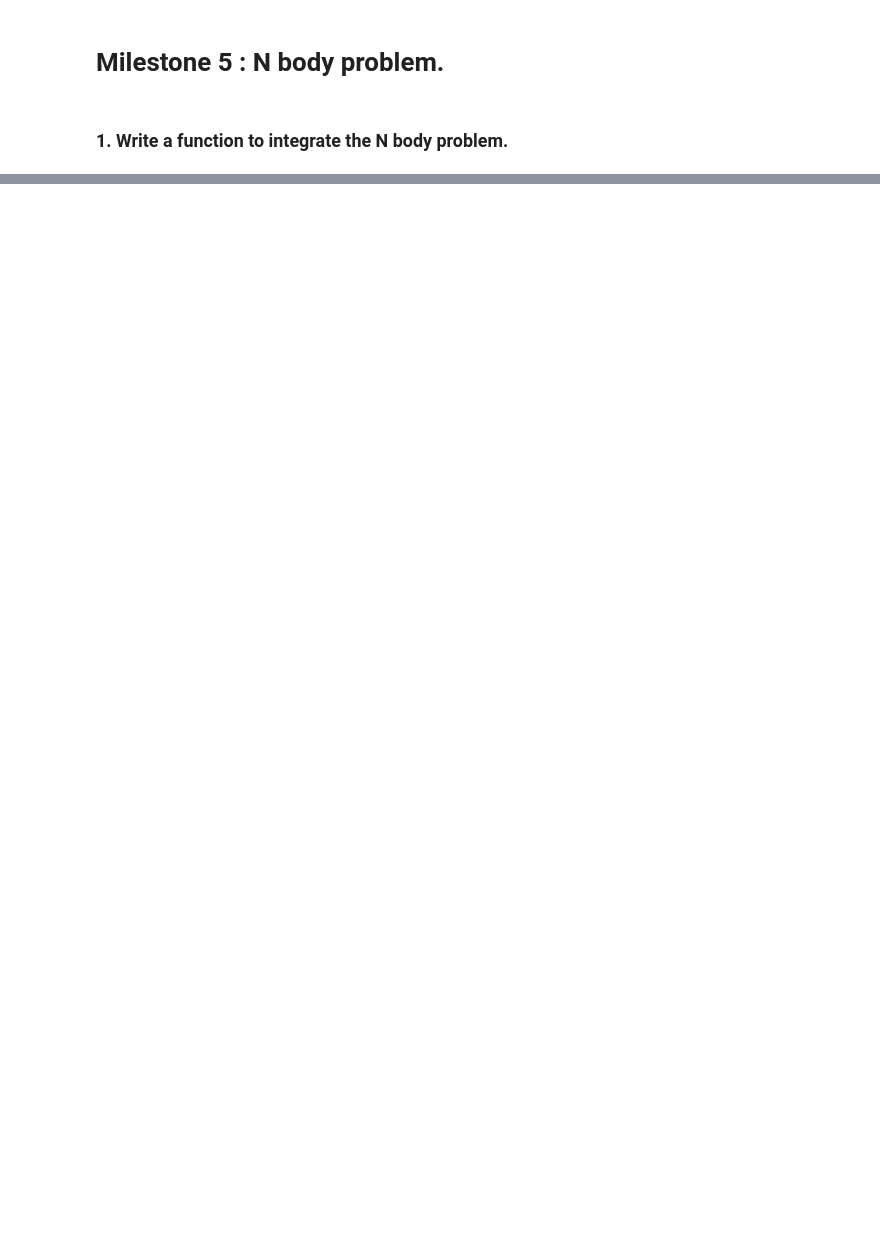
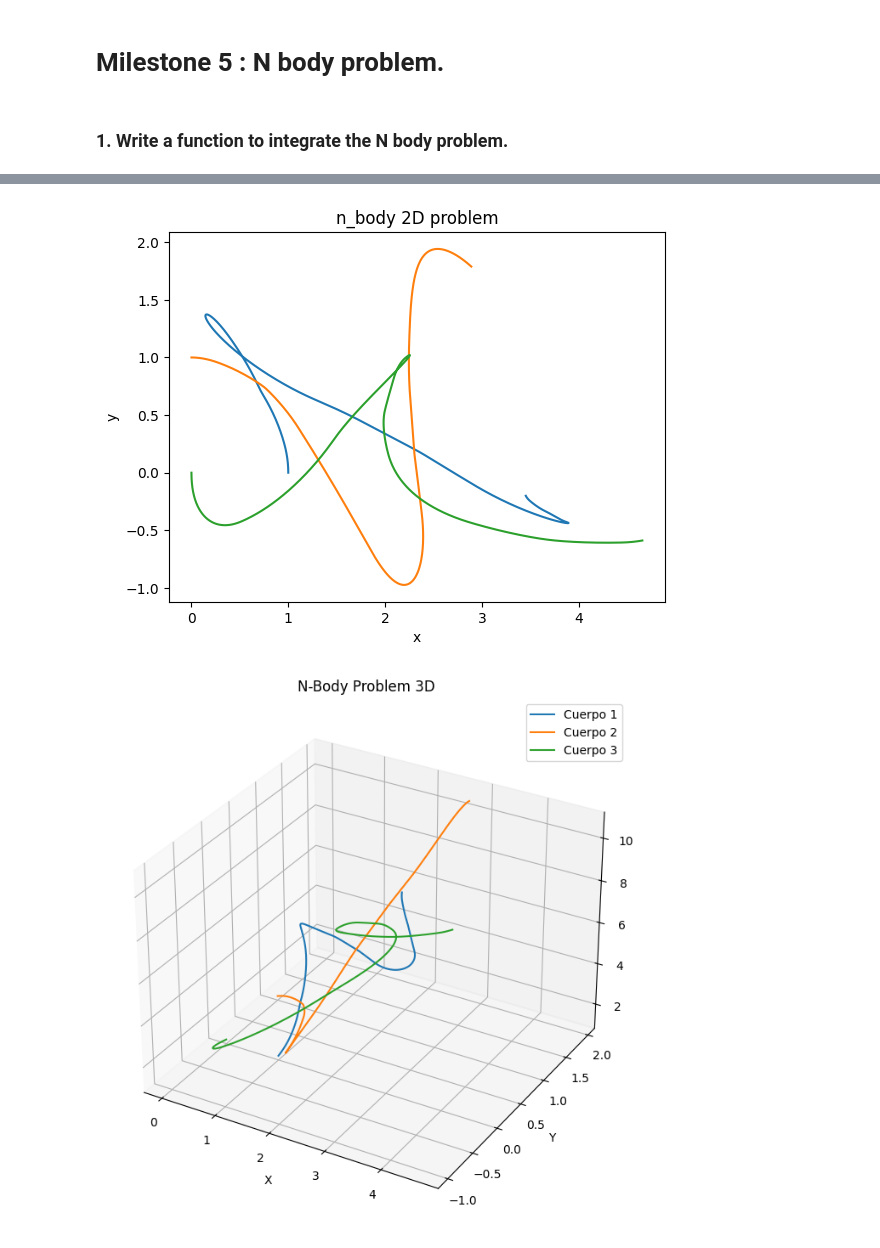
Before and after one commit to mateoopl/MUSE_AM1, a Jupyter notebook: MILESTONES/Milestone5.ipynb, the cells around one changed output, grey strips where cells are left out. Drawn from its saved outputs; the diff is of its cells as text; code cells hidden in the pictures; blank space fills up the shorter version.

```diff
--- a/MILESTONES/Milestone5.ipynb
+++ b/MILESTONES/Milestone5.ipynb
@@ -353,0 +72,52 @@ plt.show()
+# %%
+Nb = 3  # Number of bodies
+Nc = 3  # Number of coordinates (x,y,z)
+Nv = 2  # Number of variables per coordinate (position, velocity)
+
+r0 = zeros((Nb,Nc))
+v0 = zeros((Nb,Nc))
+
+r0[0,:] = (1,0,1) #Cuerpo 1
+v0[0,:] = (0,1,1)
+r0[1,:] = (0,1,1) #Cuerpo 2
+v0[1,:] = (1,0,1)
+r0[2,:] = (0,0,1) #Cuerpo 3
+v0[2,:] = (0,-1,1)
+
+t0 = 0
+tf = 10
+Np = 10000
+
+t = linspace(t0, tf, Np)
+
+
+rs,vs = NBodyProblem(Nb,Nc,Nv,r0,v0,t,Numerical_schemes.RangeKutta4)
+
+
+
+plt.plot(rs[:,0,0], rs[:,0,1])
+plt.plot(rs[:,1,0], rs[:,1,1])
+plt.plot(rs[:,2,0], rs[:,2,1])
+plt.xlabel('x')
+plt.ylabel('y')
+plt.title('n_body 2D problem')
+plt.show()
+
+if Nc == 3:  ## 3D plot
+
+    fig = plt.figure(figsize=(10, 8))
+    ax = fig.add_subplot(111, projection='3d')
+
+    ax.plot(rs[:,0,0], rs[:,0,1], rs[:,0,2], label='Cuerpo 1')
+    ax.plot(rs[:,1,0], rs[:,1,1], rs[:,1,2], label='Cuerpo 2')
+    ax.plot(rs[:,2,0], rs[:,2,1], rs[:,2,2], label='Cuerpo 3')
+
+    ax.set_xlabel('X')
+    ax.set_ylabel('Y')
+    ax.set_zlabel('Z')
+    ax.set_title('N-Body Problem 3D')
+    ax.legend()
+    plt.show()
+# %% [output]
+[figure, added]
+[figure, added]
```
Also changed, not shown: parts of 4 cells of this notebook, 4 other files.
